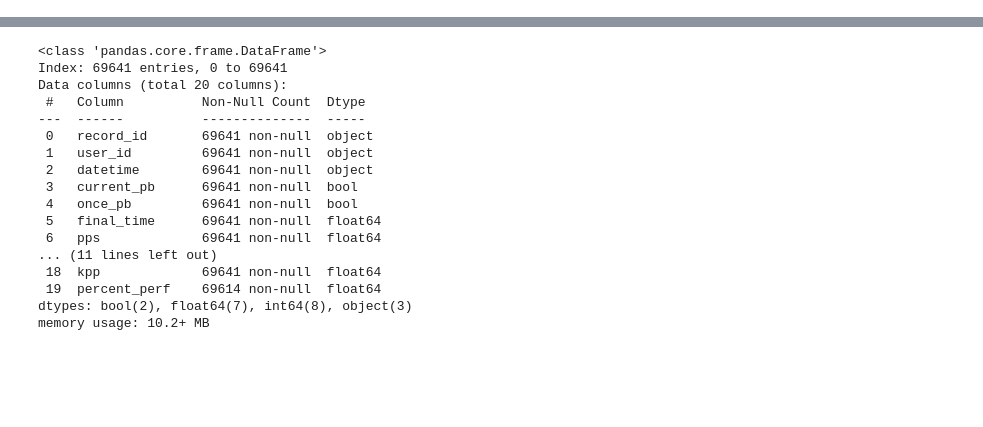
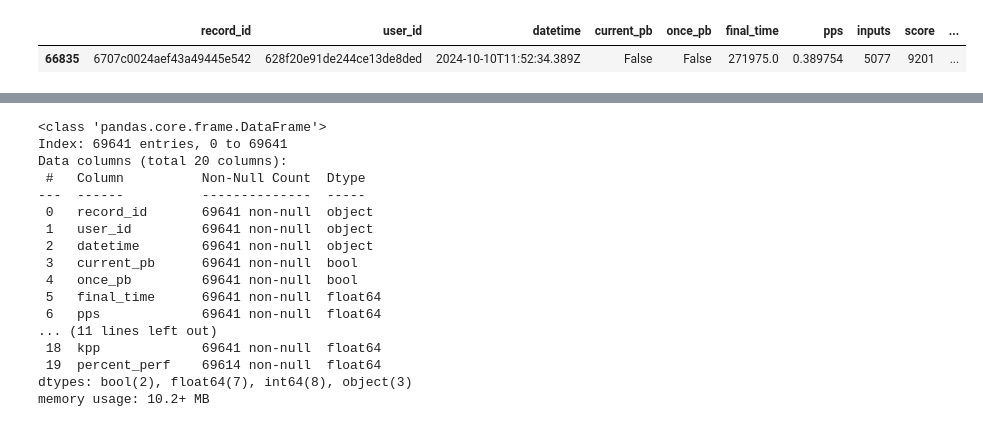
Before and after one commit to unduli-attacked/40-lines-analysis, a Jupyter notebook: analysis.ipynb, the cells around one changed output, grey strips where cells are left out. Saved outputs shown, nothing was run; the diff lists cells and outputs as text; code cells hidden in the pictures; blank space fills up the shorter version.

```diff
--- a/analysis.ipynb
+++ b/analysis.ipynb
@@ -23,6 +23,11 @@ def calcTimePlayed(x):
         return math.nan
 
 user_df["time_played"] = user_df["created_date"].apply(calcTimePlayed) # time since account creation
+# %%
+record_df.loc[record_df["finesse_faults"] > 5000]
+# %% [output]
+|  | record_id | user_id | datetime | current_pb | once_pb | final_time | pps | inputs | score | ... |
+| 66835 | 6707c0024aef43a49445e542 | 628f20e91de244ce13de8ded | 2024-10-10T11:52:34.389Z | False | False | 271975.0 | 0.389754 | 5077 | 9201 | ... |
 # %%
 crazy_outlier = record_df.loc[record_df["finesse_faults"] > 5000].index
 record_df.drop(crazy_outlier, inplace=True)
```
Also changed, not shown: parts of 2 cells of this notebook, 2 other files.
